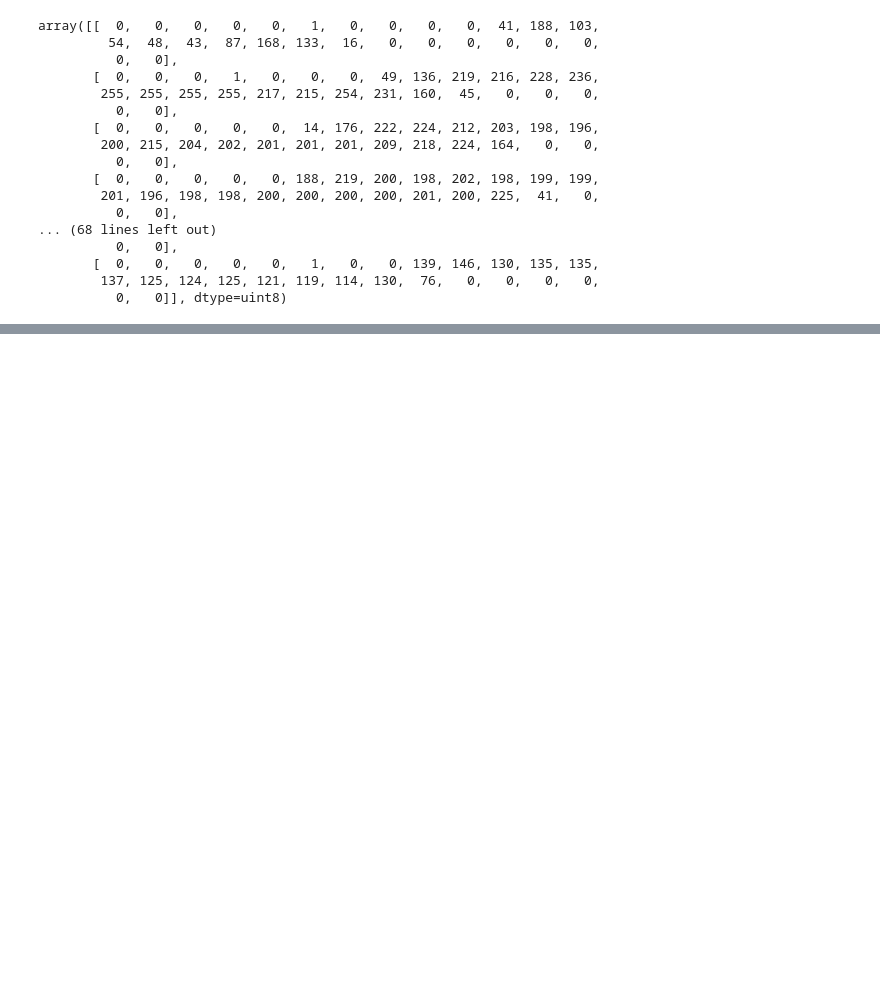
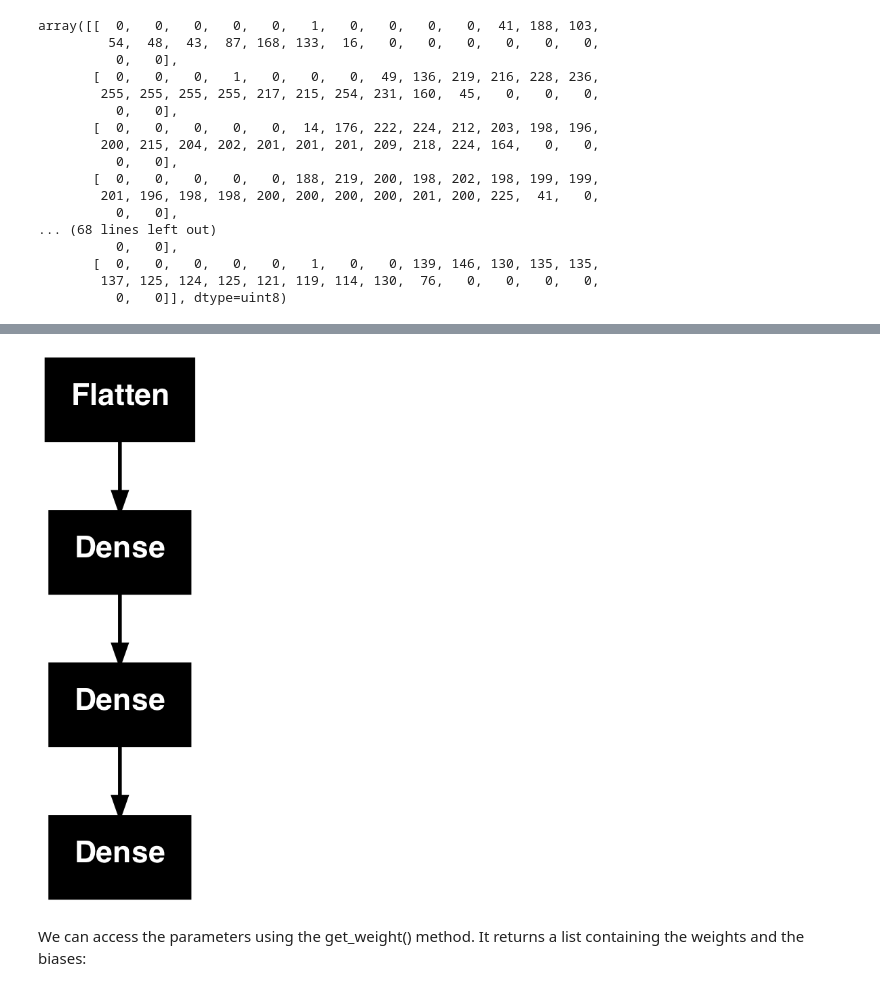
Before and after one commit to malvernbright/machine-learning-python-r, a Jupyter notebook: ANN_PART1.ipynb, the cells around one changed output, grey strips where cells are left out. Saved outputs shown, nothing was run; the diff lists cells and outputs as text; code cells hidden in the pictures; blank space fills up the shorter version.

Commit message:
Add model image file (model.png) to the repository

```diff
--- a/ANN_PART1.ipynb
+++ b/ANN_PART1.ipynb
@@ -69,0 +114,6 @@ array([[  0,   0,   0,   0,   0,   1,   0,   0,   0,   0,  41, 188, 103,
+# %%
+model = keras.models.Sequential()
+model.add(keras.layers.Flatten(input_shape=[28, 28])) # Input layer that flattens the 28x28 images into a 1D array of 784 pixels
+model.add(keras.layers.Dense(300, activation="relu")) # Hidden layer with 300 neurons and ReLU activation
+model.add(keras.layers.Dense(100, activation="relu")) # Hidden layer with 100 neurons and ReLU activation
+model.add(keras.layers.Dense(10, activation="softmax")) # Output layer with 10 neurons and softmax activation
@@ -69,0 +138,7 @@ array([[  0,   0,   0,   0,   0,   1,   0,   0,   0,   0,  41, 188, 103,
+# %%
+import pydot
+keras.utils.plot_model(model)
+# %% [output]
+[figure, added]
+# %% [markdown]
+We can access the parameters using the get_weight() method. It returns a list containing the weights and the biases:
```
Also changed, not shown: parts of 27 cells of this notebook, 1 other file.
